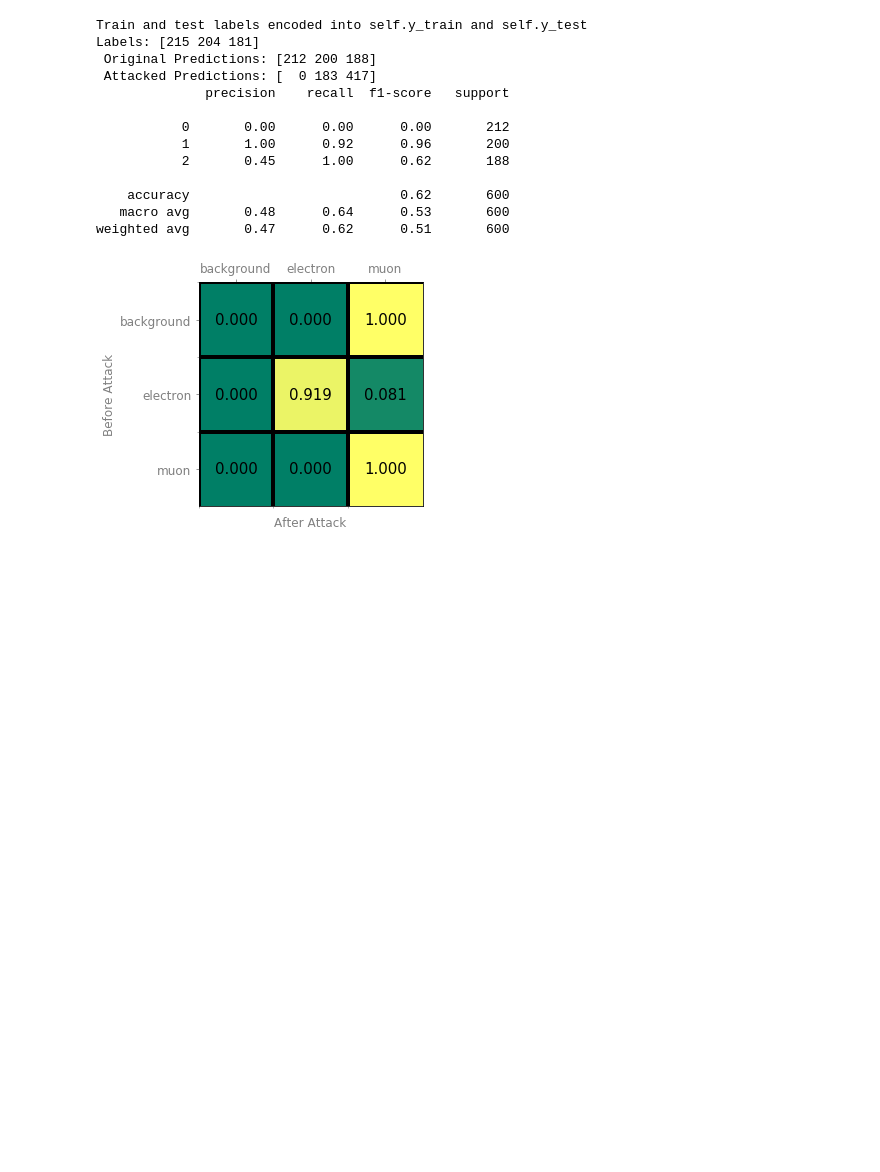
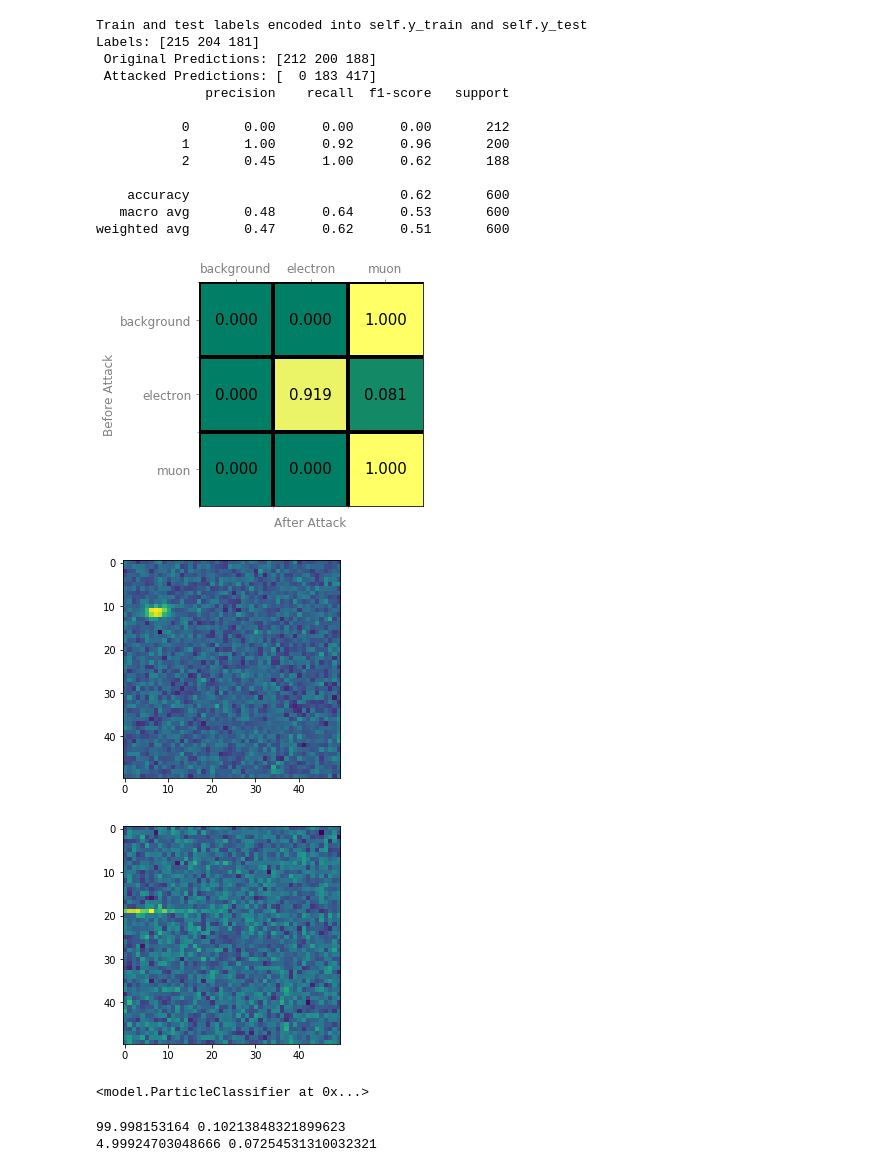
Before and after one commit to craycrayfish/adv-atk-neu, a Jupyter notebook: Analysis.ipynb, the cells around one changed output. Saved outputs shown, nothing was run; the diff lists cells and outputs as text; code cells hidden in the pictures; blank space fills up the shorter version.

```diff
--- a/Analysis.ipynb
+++ b/Analysis.ipynb
@@ -99,9 +101,13 @@ classifier.model.predict(np.reshape(classifier.x_attacked[18], (1,50,50,1)))
 # %%
 n = 1
 electron_images = classifier.images[classifier.labels == 1]
 muon_images = classifier.images[classifier.labels == 2]
-classifier.print_image(n, electrons, save='img/electron01.png')
-classifier.print_image(n, muons, save='img/muon01.png')
+classifier.print_image(n, electron_images)
+classifier.print_image(n, muon_images)
+# %% [output]
+[figure, added]
+[figure, added]
+<model.ParticleClassifier at 0x...>
 # %%
 value =  np.mean([classifier.images.max(), classifier.images.mean()])
 electron_attacked = electron_images[n, :, :, 0].copy()
@@ -137,3 +143,15 @@ for xy in pos:
 pos = np.reshape(pos, (2, -1))
 # %%
 plt.imshow(electron_images[0,:,:,0])
+# %%
+background = classifier.images[classifier.labels==0]
+mean = []
+std = []
+for im in background:
+    mean.append(im.mean())
+    std.append(im.std())
+print(np.mean(mean), np.std(mean))
+print(np.mean(std), np.std(std))
+# %% [output]
+99.998153164 0.10213848321899623
+4.99924703048666 0.07254531310032321
```
Also changed, not shown: parts of 4 cells of this notebook, 1 other file.
